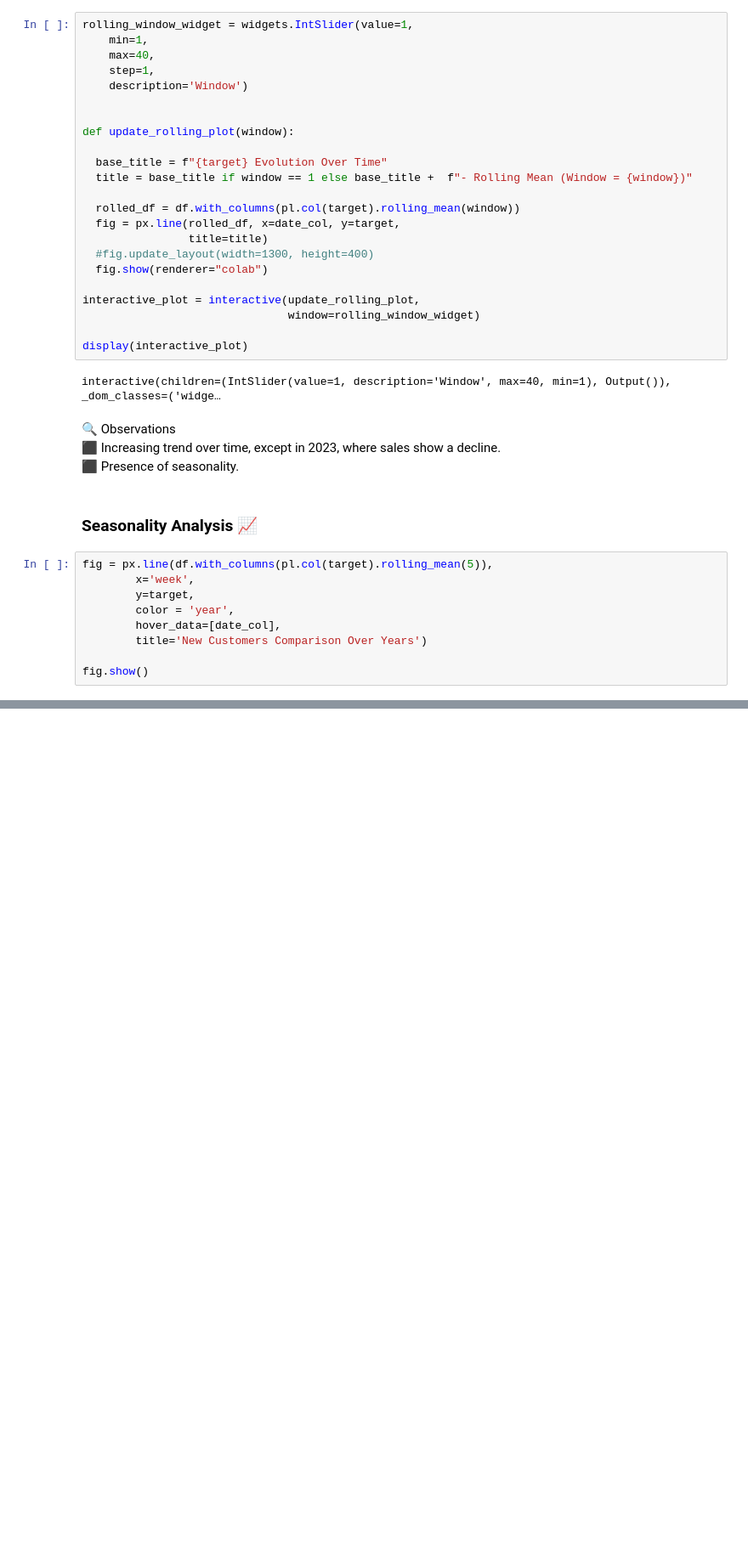
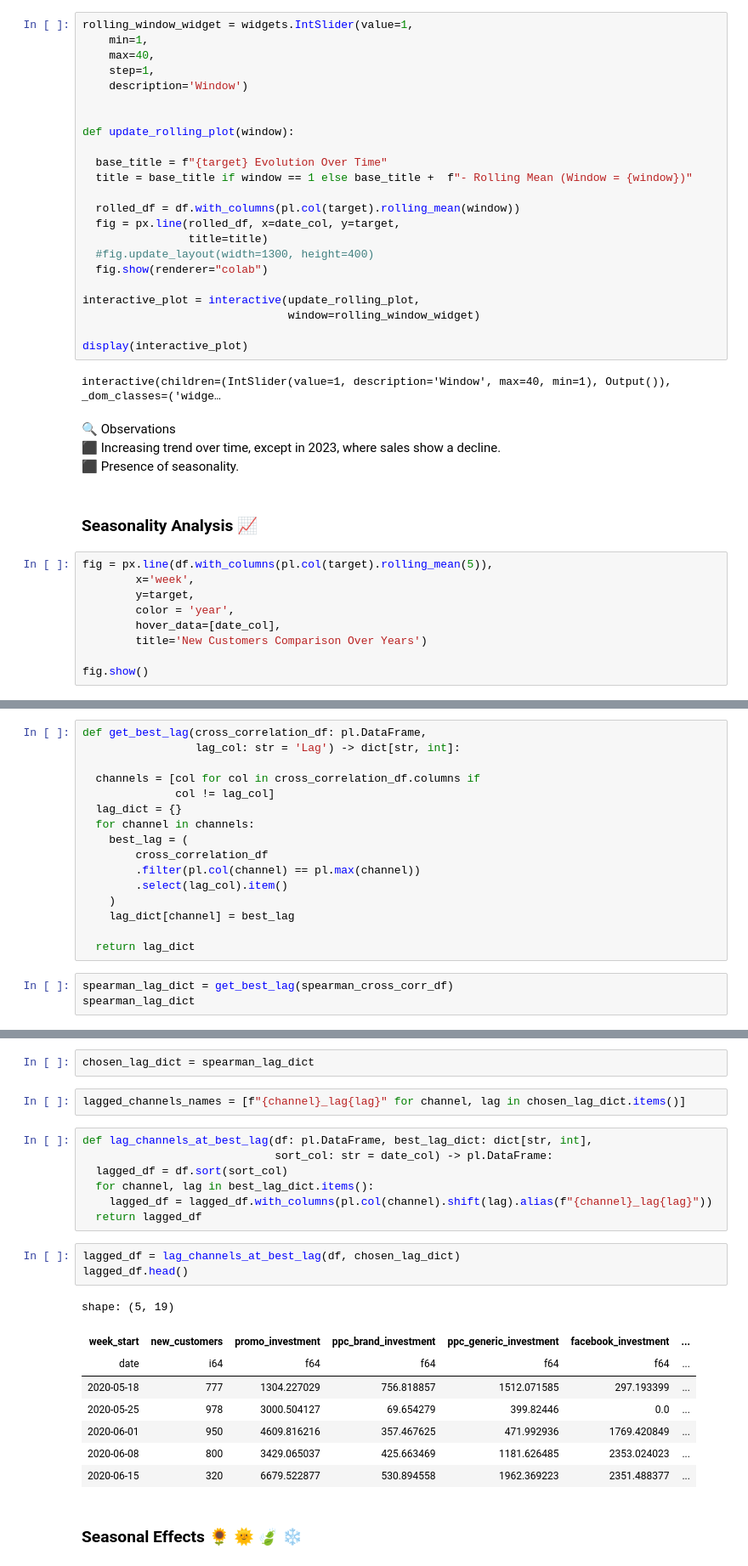
Before and after one commit to nalipour/BayesCaseStudy, a Jupyter notebook: ExplanatoryAnalysis.ipynb, the cells around one changed output, grey strips where cells are left out. Shown at 85% size. Cells and saved outputs as stored; diff of their text form; blank space fills up the shorter version.

Commit message:
Explanatory analysis : Spearman and Pearson correlations

```diff
--- a/ExplanatoryAnalysis.ipynb
+++ b/ExplanatoryAnalysis.ipynb
@@ -126,0 +326,19 @@ fig.show()
+# %%
+def get_best_lag(cross_correlation_df: pl.DataFrame,
+                 lag_col: str = 'Lag') -> dict[str, int]:
+
+  channels = [col for col in cross_correlation_df.columns if
+              col != lag_col]
+  lag_dict = {}
+  for channel in channels:
+    best_lag = (
+        cross_correlation_df
+        .filter(pl.col(channel) == pl.max(channel))
+        .select(lag_col).item()
+    )
+    lag_dict[channel] = best_lag
+
+  return lag_dict
+# %%
+spearman_lag_dict = get_best_lag(spearman_cross_corr_df)
+spearman_lag_dict
@@ -126,0 +360,25 @@ fig.show()
+# %%
+chosen_lag_dict = spearman_lag_dict
+# %%
+lagged_channels_names = [f"{channel}_lag{lag}" for channel, lag in chosen_lag_dict.items()]
+# %%
+def lag_channels_at_best_lag(df: pl.DataFrame, best_lag_dict: dict[str, int],
+                             sort_col: str = date_col) -> pl.DataFrame:
+  lagged_df = df.sort(sort_col)
+  for channel, lag in best_lag_dict.items():
+    lagged_df = lagged_df.with_columns(pl.col(channel).shift(lag).alias(f"{channel}_lag{lag}"))
+  return lagged_df
+# %%
+lagged_df = lag_channels_at_best_lag(df, chosen_lag_dict)
+lagged_df.head()
+# %% [output]
+shape: (5, 19)
+| week_start | new_customers | promo_investment | ppc_brand_investment | ppc_generic_investment | facebook_investment | ... |
+| date | i64 | f64 | f64 | f64 | f64 | ... |
+| 2020-05-18 | 777 | 1304.227029 | 756.818857 | 1512.071585 | 297.193399 | ... |
+| 2020-05-25 | 978 | 3000.504127 | 69.654279 | 399.82446 | 0.0 | ... |
+| 2020-06-01 | 950 | 4609.816216 | 357.467625 | 471.992936 | 1769.420849 | ... |
+| 2020-06-08 | 800 | 3429.065037 | 425.663469 | 1181.626485 | 2353.024023 | ... |
+| 2020-06-15 | 320 | 6679.522877 | 530.894558 | 1962.369223 | 2351.488377 | ... |
+# %% [markdown]
+### Seasonal Effects 🌻 🌞 🍃 ❄
```
Also changed, not shown: parts of 17 cells of this notebook.
